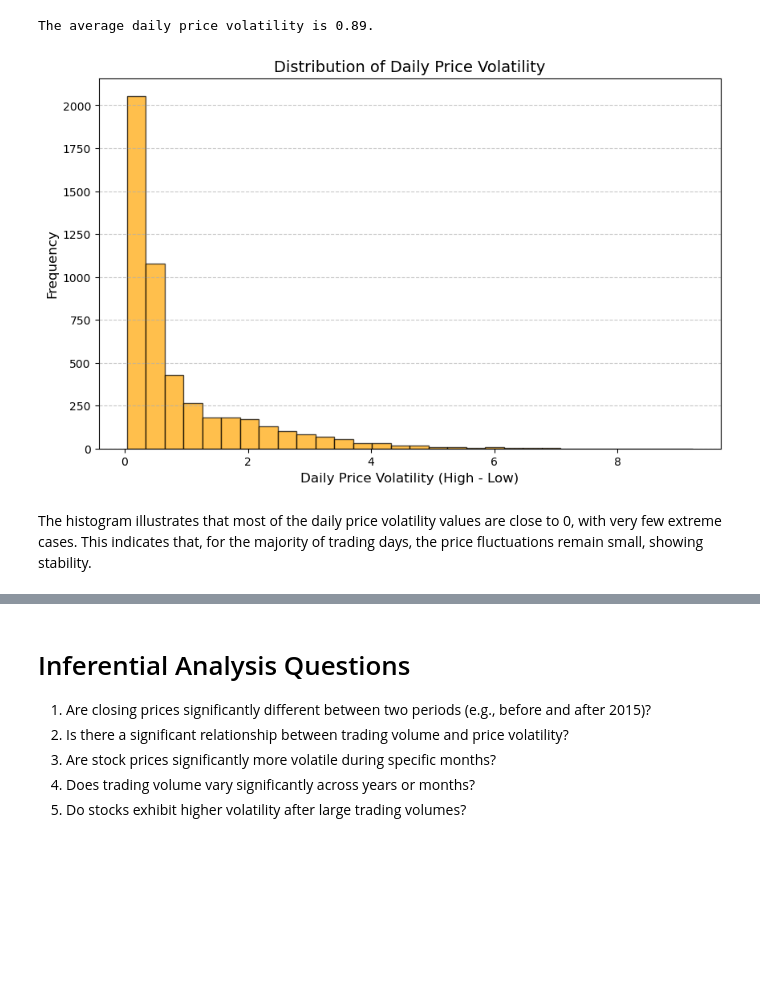
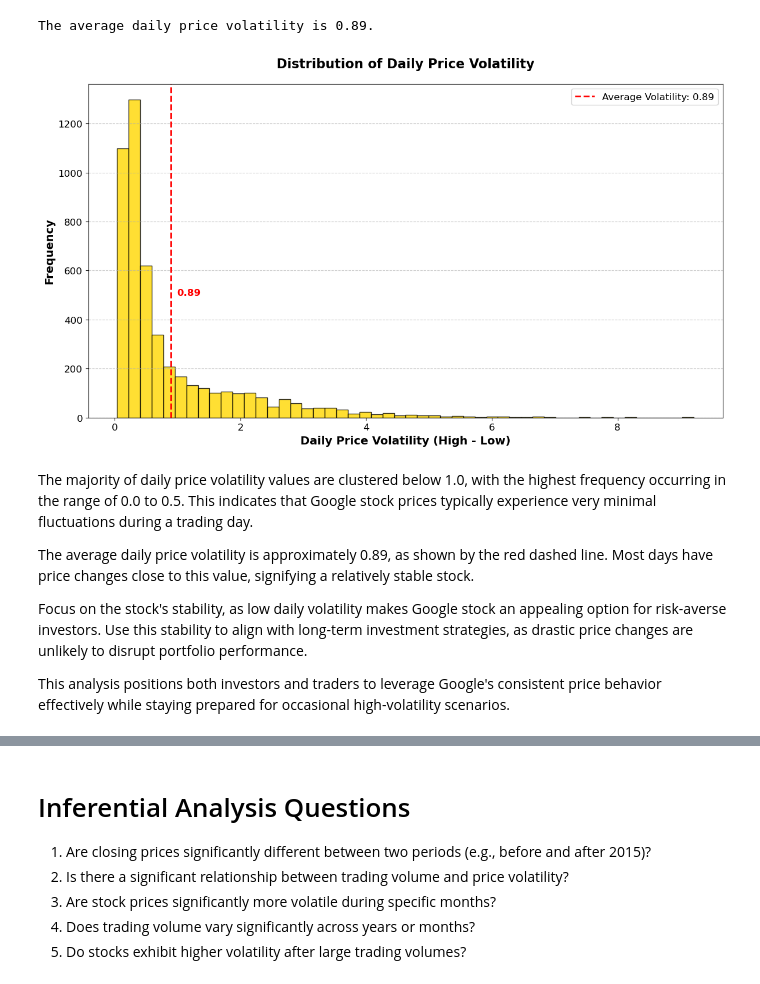
Before and after one commit to ElifSurucu/Google-Stock-Market-Data, a Jupyter notebook: Data_Analysiss_Notebook.ipynb, the cells around one changed output, grey strips where cells are left out. Drawn from its saved outputs; the diff is of its cells as text; code cells hidden in the pictures; blank space fills up the shorter version.

```diff
--- a/Data_Analysiss_Notebook.ipynb
+++ b/Data_Analysiss_Notebook.ipynb
@@ -147,19 +256,51 @@ average_volatility = df['Volatility'].mean()
 print(f"The average daily price volatility is {average_volatility:.2f}.")
 # %% [output]
 The average daily price volatility is 0.89.
-# %%
-# Histogram for daily price volatility
-plt.figure(figsize=(10, 6))
-plt.hist(df['Volatility'], bins=30, color='orange', edgecolor='black', alpha=0.7)
-plt.title("Distribution of Daily Price Volatility", fontsize=14)
-plt.xlabel("Daily Price Volatility (High - Low)", fontsize=12)
-plt.ylabel("Frequency", fontsize=12)
-plt.grid(axis='y', linestyle='--', alpha=0.7)
-plt.show()
-# %% [output]
-[figure, removed]
-# %% [markdown]
-The histogram illustrates that most of the daily price volatility values are close to 0, with very few extreme cases. This indicates that, for the majority of trading days, the price fluctuations remain small, showing stability.
+# %%
+# Histogram for daily price volatility
+plt.figure(figsize=(12, 7))
+
+# Plot histogram with enhanced binning and color
+plt.hist(df['Volatility'], bins=50, color='gold', edgecolor='black', alpha=0.8)
+
+# Add a vertical line for the average volatility
+average_volatility = df['Volatility'].mean()
+plt.axvline(average_volatility, color='red', linestyle='--', linewidth=2, label=f'Average Volatility: {average_volatility:.2f}')
+
+# Annotate the average volatility
+plt.text(average_volatility + 0.1, 500, f'{average_volatility:.2f}', color='red', fontsize=12, fontweight='bold')
+
+# Title and axis labels
+plt.title("Distribution of Daily Price Volatility", fontsize=16, fontweight='bold', pad=20)
+plt.xlabel("Daily Price Volatility (High - Low)", fontsize=14, fontweight='bold')
+plt.ylabel("Frequency", fontsize=14, fontweight='bold')
+
+# Add grid lines for better readability
+plt.grid(axis='y', linestyle='--', alpha=0.7)
+
+# Adjust tick parameters for readability
+plt.xticks(fontsize=12)
+plt.yticks(fontsize=12)
+
+# Add legend for the average line
+plt.legend(fontsize=12, loc='upper right')
+
+# Optimize layout and display the plot
+plt.tight_layout()
+plt.show()
+# %% [output]
+[figure, added]
+# %% [markdown]
+The majority of daily price volatility values are clustered below 1.0, with the highest frequency occurring in the range of 0.0 to 0.5.
+This indicates that Google stock prices typically experience very minimal fluctuations during a trading day.
+
+The average daily price volatility is approximately 0.89, as shown by the red dashed line.
+Most days have price changes close to this value, signifying a relatively stable stock.
+
+Focus on the stock's stability, as low daily volatility makes Google stock an appealing option for risk-averse investors.
+Use this stability to align with long-term investment strategies, as drastic price changes are unlikely to disrupt portfolio performance.
+
+This analysis positions both investors and traders to leverage Google's consistent price behavior effectively while staying prepared for occasional high-volatility scenarios.
 # %%
 #4.How does the closing price correlate with trading volume?
 
```
Also changed, not shown: parts of 19 cells of this notebook.
